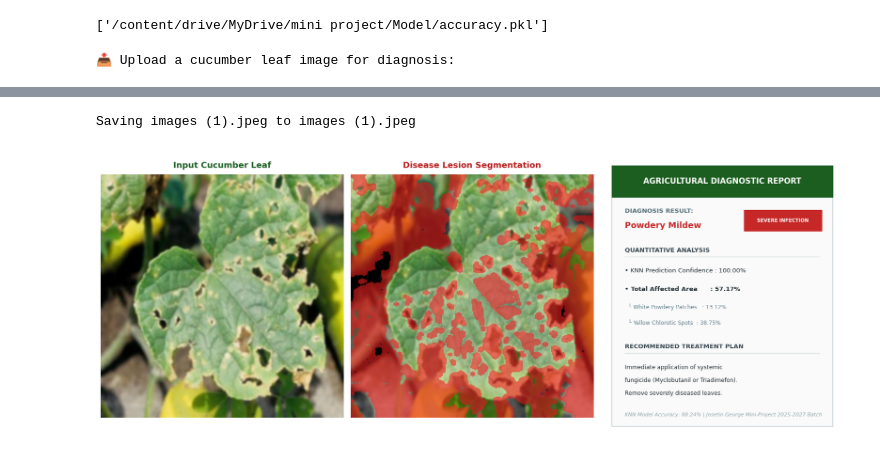
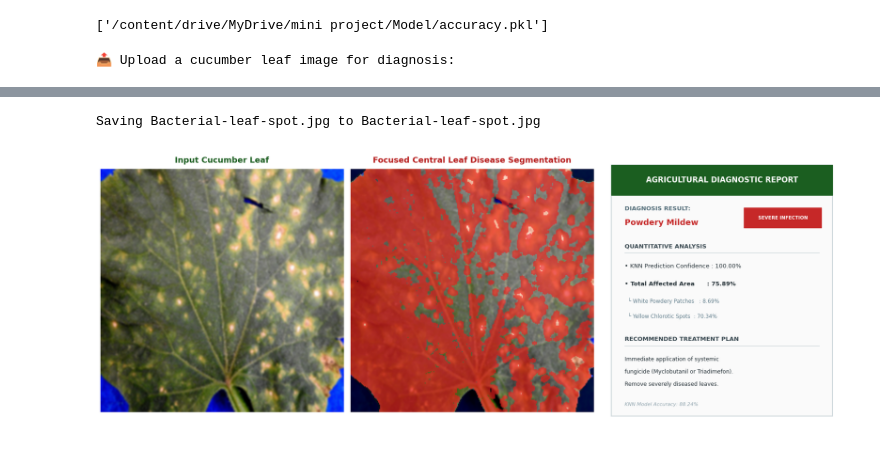
Before and after one commit to josetingeo/cucumber_leaf_disease_detiction, a Jupyter notebook: mini_project_lastwork.ipynb, the cells around one changed output, grey strips where cells are left out. Drawn from its saved outputs; the diff is of its cells as text; code cells hidden in the pictures.

```diff
--- a/mini_project_lastwork.ipynb
+++ b/mini_project_lastwork.ipynb
@@ -320,18 +366,24 @@ joblib.dump(acc, os.path.join(MODEL_PATH, "accuracy.pkl"))
 ['/content/drive/MyDrive/mini project/Model/accuracy.pkl']
 # %%
 # ==========================================
-# CELL 7: High-Precision Diagnostic Report Dashboard
+# CELL 7: Central Leaf Diagnostic Report Dashboard
 # ==========================================
-def highlight_disease_spots(rgb_image, disease_mask):
-    """Highlight ONLY disease spots in vibrant red overlay."""
+def highlight_disease_spots(rgb_image, leaf_mask, disease_mask):
+    """Focus strictly on the Central Leaf and highlight its disease spots in Red."""
     overlay = rgb_image.copy()
-    affected = disease_mask > 0
+
+    # Darken background pixels outside the central target leaf
+    background = (leaf_mask == 0)
+    overlay[background] = (overlay[background] * 0.25).astype(np.uint8)
+
+    # Highlight disease spots strictly INSIDE the central leaf in vibrant red
+    affected = (disease_mask > 0) & (leaf_mask > 0)
     red_layer = np.zeros_like(rgb_image)
-    red_layer[:, :, 0] = 230  # Red channel
-    red_layer[:, :, 1] = 30   # Green channel
-    red_layer[:, :, 2] = 30   # Blue channel
+    red_layer[:, :, 0] = 235  # Red
+    red_layer[:, :, 1] = 30   # Green
+    red_layer[:, :, 2] = 30   # Blue
 
-    overlay[affected] = (0.40 * overlay[affected] + 0.60 * red_layer[affected]).astype(np.uint8)
+    overlay[affected] = (0.35 * overlay[affected] + 0.65 * red_layer[affected]).astype(np.uint8)
     return overlay
 
 def format_disease_name(raw_name):
@@ -352,18 +404,17 @@ if len(uploaded) > 0:
     # 1. Preprocess
     test_rgb = preprocess_image(img_name)
 
-    # 2. Extract Features
+    # 2. Extract Features & Predict
     test_feats = extract_combined_features(test_rgb)
     test_feats_scaled = loaded_scaler.transform([test_feats])
 
-    # 3. Model Prediction
     raw_pred = loaded_knn.predict(test_feats_scaled)[0]
     probs = loaded_knn.predict_proba(test_feats_scaled)[0]
     confidence = np.max(probs) * 100
 
-    # 4. Spot Segmentation & Metrics
+    # 3. Central Leaf Segmentation & Lesion Extraction
     leaf_mask, disease_mask, white_m, yellow_m, brown_m = segment_leaf_and_spots(test_rgb)
-    highlighted_img = highlight_disease_spots(test_rgb, disease_mask)
+    highlighted_img = highlight_disease_spots(test_rgb, leaf_mask, disease_mask)
 
     leaf_px = np.count_nonzero(leaf_mask)
     disease_px = np.count_nonzero(disease_mask)
@@ -373,9 +424,9 @@ if len(uploaded) > 0:
     yellow_pct = (np.count_nonzero(yellow_m) / leaf_px * 100) if leaf_px > 0 else 0.0
     brown_pct  = (np.count_nonzero(brown_m) / leaf_px * 100) if leaf_px > 0 else 0.0
 
-    # Dynamic Disease Override (if spot detection strongly contradicts prediction)
+    # Disease Label Formatting
     display_pred = format_disease_name(raw_pred)
-    if "healthy" in raw_pred.lower() and disease_pct > 12.0:
+    if "healthy" in raw_pred.lower() and disease_pct > 8.0:
         if white_pct > yellow_pct and white_pct > brown_pct:
             display_pred = "Powdery Mildew (Detected)"
         elif yellow_pct > brown_pct:
@@ -383,7 +434,7 @@ if len(uploaded) > 0:
         else:
             display_pred = "Anthracnose / Spot (Detected)"
 
-    # Severity & Remedy
+    # Severity & Remedies
     is_healthy = "healthy" in display_pred.lower()
     if is_healthy or disease_pct < 5.0:
         severity_label = "HEALTHY / MILD"
@@ -408,7 +459,7 @@ if len(uploaded) > 0:
         else:
             remedy = "Apply copper hydroxide + Mancozeb spray. Clear all crop residues around plant base."
 
-    # 5. Render Professional Laboratory Report
+    # 4. Render Professional Diagnostic Report
     fig = plt.figure(figsize=(17, 6.5), facecolor='#ffffff')
 
     # Subplot 1: Input Leaf
@@ -417,21 +468,20 @@ if len(uploaded) > 0:
     ax1.set_title("Input Cucumber Leaf", fontsize=13, fontweight='bold', pad=10, color='#1b5e20')
     ax1.axis("off")
 
-    # Subplot 2: Disease Highlight
+    # Subplot 2: Central Leaf Disease Highlight
     ax2 = fig.add_subplot(1, 3, 2)
     ax2.imshow(highlighted_img)
-    ax2.set_title("Disease Lesion Segmentation", fontsize=13, fontweight='bold', pad=10, color='#b71c1c')
+    ax2.set_title("Focused Central Leaf Disease Segmentation", fontsize=13, fontweight='bold', pad=10, color='#b71c1c')
     ax2.axis("off")
 
-    # Subplot 3: Executive Information Panel
+    # Subplot 3: Information Panel
     ax3 = fig.add_subplot(1, 3, 3)
     ax3.axis("off")
 
-    # Background Card
+    # Background Card & Banner
     card = plt.Rectangle((0, 0), 1, 1, fill=True, color="#fafafa", ec="#cfd8dc", lw=1.5)
     ax3.add_patch(card)
 
-    # Top Header Banner
     banner = plt.Rectangle((0, 0.88), 1, 0.12, fill=True, color="#1b5e20")
     ax3.add_patch(banner)
     ax3.text(0.5, 0.94, "AGRICULTURAL DIAGNOSTIC REPORT", fontsize=12, fontweight="bold", color="white", ha="center", va="center")
@@ -440,37 +490,36 @@ if len(uploaded) > 0:
     ax3.text(0.06, 0.82, "DIAGNOSIS RESULT:", fontsize=9.5, fontweight="bold", color="#546e7a")
     ax3.text(0.06, 0.76, display_pred, fontsize=13, fontweight="bold", color=badge_color)
 
-    # Fixed Status Badge (compatible with all Matplotlib versions)
+    # Status Badge
     badge = plt.Rectangle((0.60, 0.75), 0.35, 0.08, fill=True, color=badge_color)
     ax3.add_patch(badge)
     ax3.text(0.775, 0.79, severity_label, fontsize=7.5, fontweight="bold", color="white", ha="center", va="center")
 
-    # Quantitative Metrics Table
+    # Quantitative Analysis Table
     ax3.text(0.06, 0.67, "QUANTITATIVE ANALYSIS", fontsize=9.5, fontweight="bold", color="#37474f")
     ax3.plot([0.06, 0.94], [0.65, 0.65], color='#cfd8dc', lw=1)
 
     ax3.text(0.06, 0.59, f"• KNN Prediction Confidence : {confidence:.2f}%", fontsize=9.5, color="#263238")
     ax3.text(0.06, 0.52, f"• Total Affected Area      : {disease_pct:.2f}%", fontsize=9.5, color="#263238", fontweight="bold")
     ax3.text(0.06, 0.45, f"  └ White Powdery Patches   : {white_pct:.2f}%", fontsize=8.5, color="#607d8b")
     ax3.text(0.06, 0.39, f"  └ Yellow Chlorotic Spots  : {yellow_pct:.2f}%", fontsize=8.5, color="#607d8b")
 
     # Treatment Section
     ax3.text(0.06, 0.30, "RECOMMENDED TREATMENT PLAN", fontsize=9.5, fontweight="bold", color="#37474f")
     ax3.plot([0.06, 0.94], [0.28, 0.28], color='#cfd8dc', lw=1)
 
     remedy_lines = textwrap.wrap(remedy, width=42)
     y_pos = 0.22
     for line in remedy_lines:
         ax3.text(0.06, y_pos, line, fontsize=8.8, color="#263238")
         y_pos -= 0.05
 
-    # Footer
-    ax3.text(0.06, 0.04, f"KNN Model Accuracy: {loaded_acc * 100:.2f}% | Josetin George Mini-Project 2025-2027 Batch", fontsize=8, color="#90a4ae", style="italic")
+    ax3.text(0.06, 0.04, f"KNN Model Accuracy: {loaded_acc * 100:.2f}%", fontsize=8, color="#90a4ae", style="italic")
 
     plt.tight_layout()
     plt.show()
 # %% [output]
 📤 Upload a cucumber leaf image for diagnosis:
 [interactive output not drawn]
-Saving images (1).jpeg to images (1).jpeg
+Saving Bacterial-leaf-spot.jpg to Bacterial-leaf-spot.jpg
-[figure, old version]
+[figure, new version]
```
Also changed, not shown: parts of 2 cells of this notebook.
